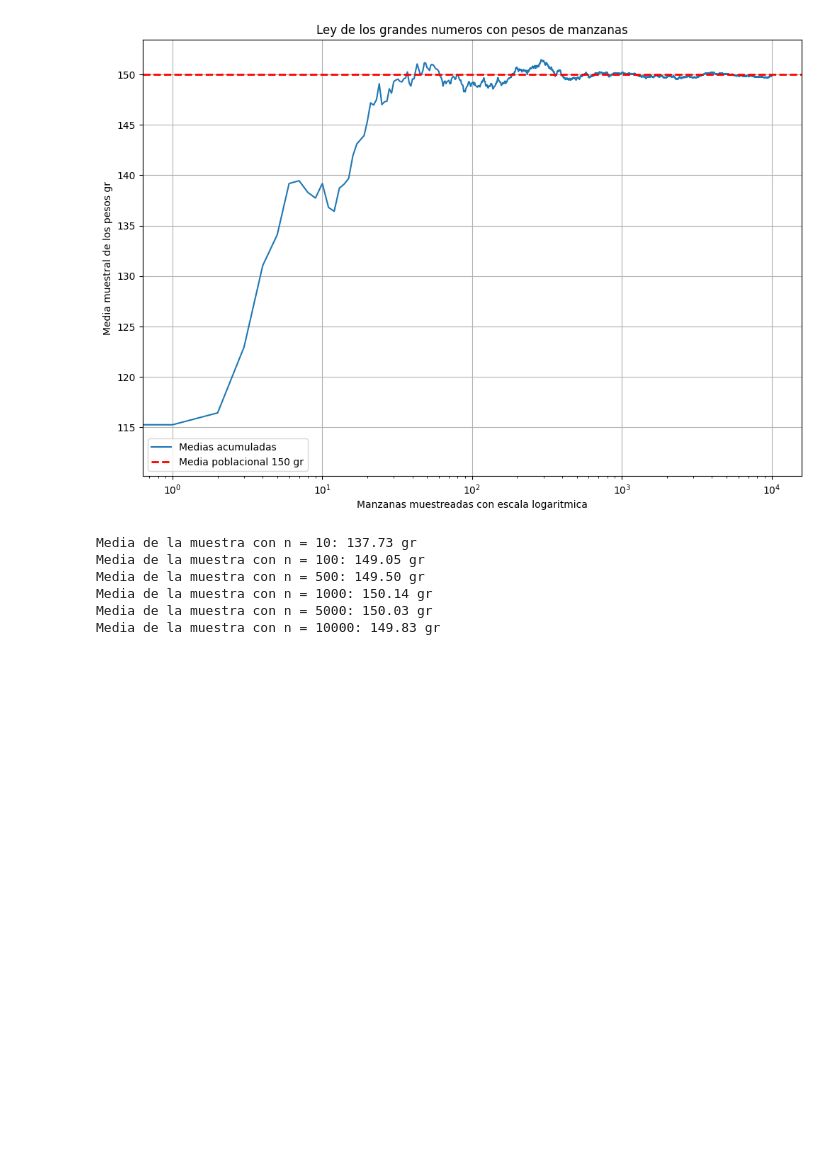
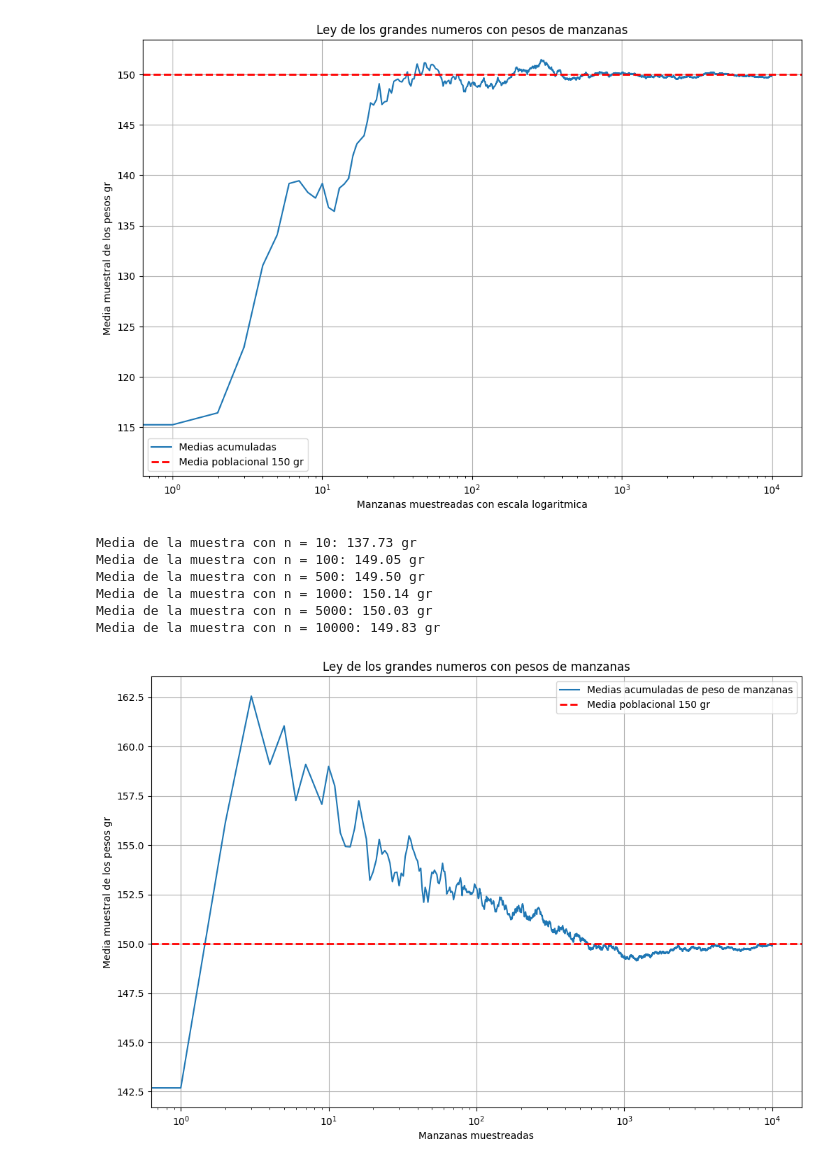
Before and after one commit to MattZG/Portafolio, a Jupyter notebook: Modulo_5.ipynb, the cells around one changed output. Saved outputs shown, nothing was run; the diff lists cells and outputs as text; code cells hidden in the pictures; blank space fills up the shorter version.

```diff
--- a/Modulo_5.ipynb
+++ b/Modulo_5.ipynb
@@ -103,3 +103,33 @@ Media de la muestra con n = 500: 149.50 gr
 Media de la muestra con n = 1000: 150.14 gr
 Media de la muestra con n = 5000: 150.03 gr
 Media de la muestra con n = 10000: 149.83 gr
+# %%
+import numpy as np
+import matplotlib.pyplot as plt
+
+mu_pobla = 150
+sigma_pobla = 20
+n_sim = 10000
+medias_acum = []
+obs = np.random.normal(loc = mu_pobla, scale = sigma_pobla, size = n_sim)
+
+suma = 0
+contador = 0
+
+for i in range(n_sim):
+  suma += obs[i]
+  contador += 1
+  medias_acum.append(suma / contador)
+
+plt.figure(figsize = (12, 8))
+plt.plot(medias_acum, label = 'Medias acumuladas de peso de manzanas')
+plt.axhline(mu_pobla, color = 'red', linestyle = '--', linewidth = 2, label = f'Media poblacional {mu_pobla} gr')
+plt.xscale('log')
+plt.title('Ley de los grandes numeros con pesos de manzanas')
+plt.xlabel('Manzanas muestreadas')
+plt.ylabel('Media muestral de los pesos gr')
+plt.legend()
+plt.grid(True)
+plt.show()
+# %% [output]
+[figure, added]
```
Also changed, not shown: parts of 13 cells of this notebook.
